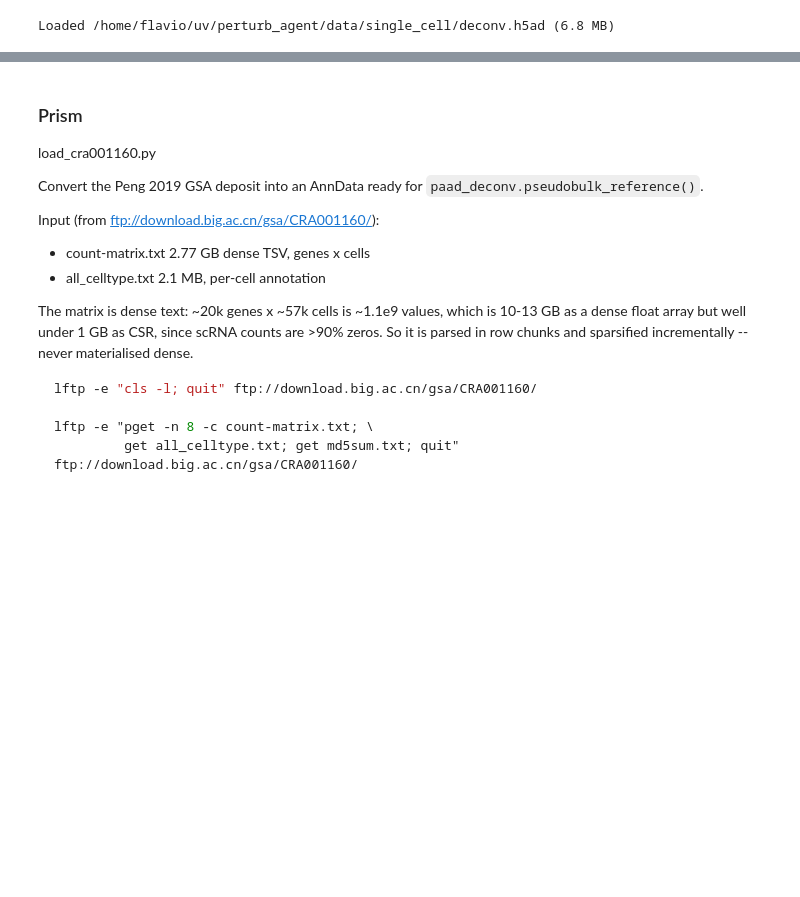
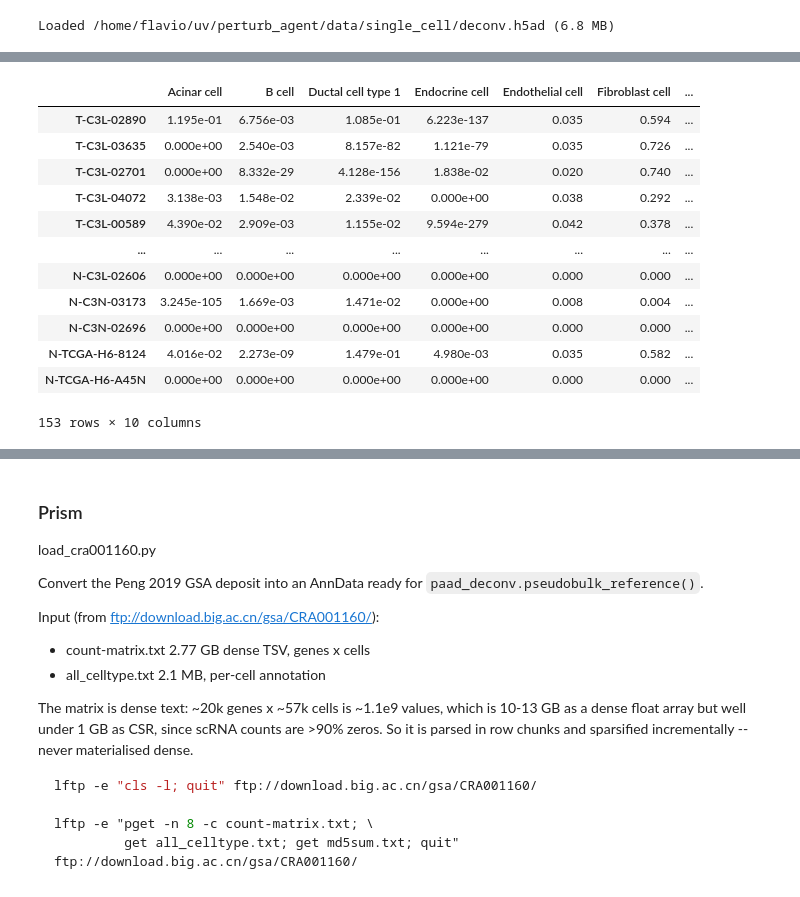
Before and after one commit to flalix/perturb_agent, a Jupyter notebook: notebooks/mtp_cBio_65_PAAD_prism.ipynb, the cells around one changed output, grey strips where cells are left out. Drawn from its saved outputs; the diff is of its cells as text; code cells hidden in the pictures; blank space fills up the shorter version.

```diff
--- a/notebooks/mtp_cBio_65_PAAD_prism.ipynb
+++ b/notebooks/mtp_cBio_65_PAAD_prism.ipynb
@@ -418,0 +498,16 @@ Loaded /home/flavio/uv/perturb_agent/data/single_cell/deconv.h5ad (6.8 MB)
+# %%
+res.theta_type
+# %% [output]
+|  | Acinar cell | B cell | Ductal cell type 1 | Endocrine cell | Endothelial cell | Fibroblast cell | ... |
+| T-C3L-02890 | 1.195e-01 | 6.756e-03 | 1.085e-01 | 6.223e-137 | 0.035 | 0.594 | ... |
+| T-C3L-03635 | 0.000e+00 | 2.540e-03 | 8.157e-82 | 1.121e-79 | 0.035 | 0.726 | ... |
+| T-C3L-02701 | 0.000e+00 | 8.332e-29 | 4.128e-156 | 1.838e-02 | 0.020 | 0.740 | ... |
+| T-C3L-04072 | 3.138e-03 | 1.548e-02 | 2.339e-02 | 0.000e+00 | 0.038 | 0.292 | ... |
+| T-C3L-00589 | 4.390e-02 | 2.909e-03 | 1.155e-02 | 9.594e-279 | 0.042 | 0.378 | ... |
+| ... | ... | ... | ... | ... | ... | ... | ... |
+| N-C3L-02606 | 0.000e+00 | 0.000e+00 | 0.000e+00 | 0.000e+00 | 0.000 | 0.000 | ... |
+| N-C3N-03173 | 3.245e-105 | 1.669e-03 | 1.471e-02 | 0.000e+00 | 0.008 | 0.004 | ... |
+| N-C3N-02696 | 0.000e+00 | 0.000e+00 | 0.000e+00 | 0.000e+00 | 0.000 | 0.000 | ... |
+| N-TCGA-H6-8124 | 4.016e-02 | 2.273e-09 | 1.479e-01 | 4.980e-03 | 0.035 | 0.582 | ... |
+| N-TCGA-H6-A45N | 0.000e+00 | 0.000e+00 | 0.000e+00 | 0.000e+00 | 0.000 | 0.000 | ... |
+153 rows × 10 columns
```
Also changed, not shown: parts of 19 cells of this notebook, 5 other files.
